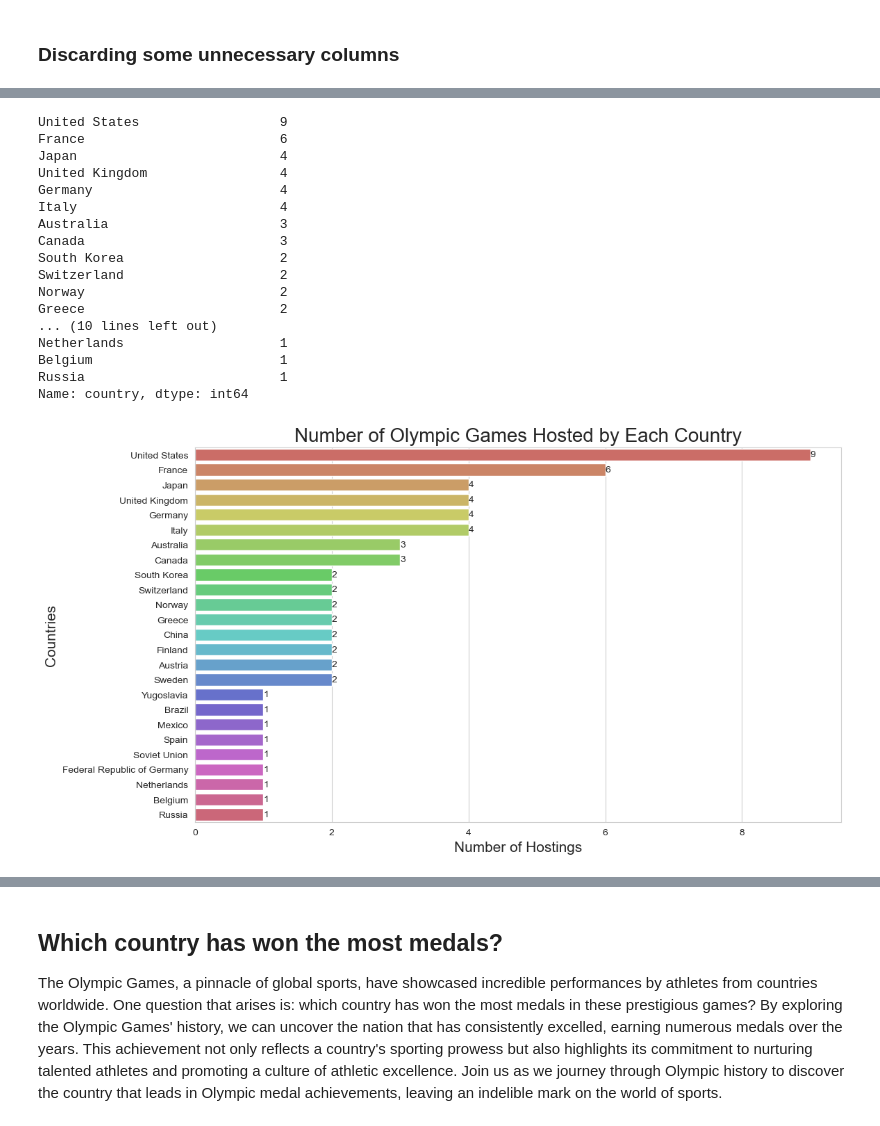
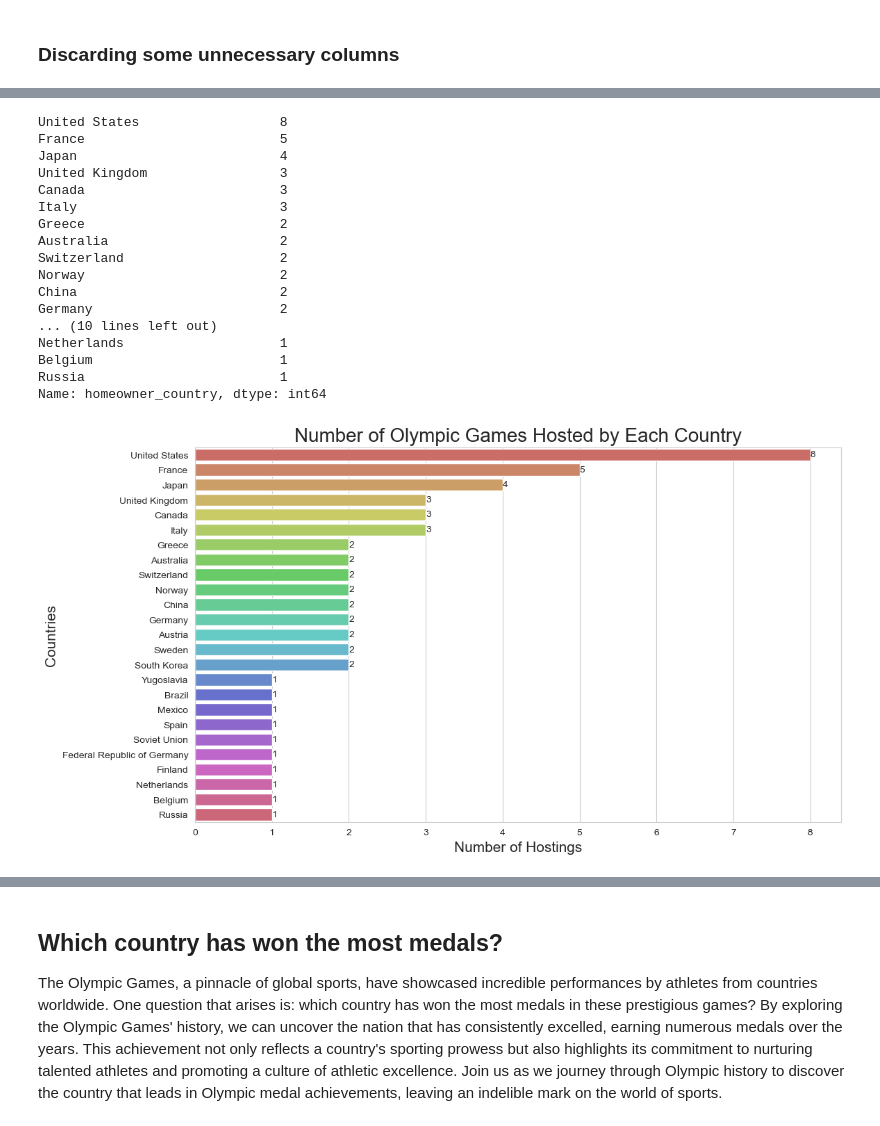
Before and after one commit to gururaser/data-analysis-of-olympic-games, a Jupyter notebook: data_analysis_of_olympic_games.ipynb, the cells around one changed output, grey strips where cells are left out. Cells and saved outputs as stored; diff of their text form; code cells hidden in the pictures.

```diff
--- a/data_analysis_of_olympic_games.ipynb
+++ b/data_analysis_of_olympic_games.ipynb
@@ -55,5 +167,5 @@ places.query('isHeld == "Not held due to war"')[['edition','city','country_noc',
 # %% [markdown]
 ### Discarding some unnecessary columns
 # %%
-places_w_nec_cols = places[['edition','year','city','country_noc','competition_date']]
+places_w_nec_cols = places[['edition','year','city','country_noc','competition_date','homeowner_country']]
 # %%
@@ -103,3 +176,0 @@ array(['1896 Summer Olympics', '1900 Summer Olympics',
-# %%
-# Deleting chosen data
-places_w_nec_cols = places_w_nec_cols.drop(index = [61,63]).reset_index(drop = True)
@@ -145,10 +199,3 @@ memory usage: 2.5+ KB
-# %%
-# Create reference table with country abbreviations and country names
-country_codes = pd.DataFrame({
-    'Code': ['GRE', 'FRA', 'USA', 'GBR', 'SWE', 'GER', 'BEL', 'NED', 'FIN', 'AUS', 'ITA', 'JPN', 'MEX', 'FRG', 'CAN', 'URS', 'KOR', 'ESP', 'CHN', 'BRA', 'SUI', 'NOR', 'AUT', 'YUG', 'RUS'],
-    'Country': ['Greece', 'France', 'United States', 'United Kingdom', 'Sweden', 'Germany', 'Belgium', 'Netherlands', 'Finland', 'Australia', 'Italy', 'Japan', 'Mexico', 'Federal Republic of Germany', 'Canada', 'Soviet Union', 'South Korea', 'Spain', 'China', 'Brazil', 'Switzerland', 'Norway', 'Austria', 'Yugoslavia', 'Russia']
-})
-places_w_nec_cols['country'] = places_w_nec_cols['country_noc'].map(country_codes.set_index('Code')['Country'])
 # %%
 places_w_nec_cols
 # %% [output]
@@ -168,44 +219,44 @@ places_w_nec_cols
 # %%
-host_counts = places_w_nec_cols['country'].value_counts()
+host_counts = places_w_nec_cols['homeowner_country'].value_counts()
 host_counts
 # %% [output]
-United States                  9
-France                         6
+United States                  8
+France                         5
 Japan                          4
-United Kingdom                 4
-Germany                        4
-Italy                          4
-Australia                      3
+United Kingdom                 3
 Canada                         3
-South Korea                    2
+Italy                          3
+Greece                         2
+Australia                      2
 Switzerland                    2
 Norway                         2
-Greece                         2
+China                          2
+Germany                        2
 ... (10 lines left out)
 Netherlands                    1
 Belgium                        1
 Russia                         1
-Name: country, dtype: int64
+Name: homeowner_country, dtype: int64
 # %%
 top_countries = host_counts.index[:2]
 #palette = ['red' if country in top_countries else 'grey' for country in host_counts.index]
 # %%
 plt.figure(figsize = (12,7))
 sns.set_style('whitegrid')
 ax = sns.countplot(
-    y = 'country',
+    y = 'homeowner_country',
     data = places_w_nec_cols,
     order = host_counts.index,
     palette = "hls")
 ax.bar_label(ax.containers[0])
 # Set the title and axis labels
 plt.title("Number of Olympic Games Hosted by Each Country",fontsize = 20)
 plt.ylabel("Countries",fontsize = 15)
 plt.xlabel("Number of Hostings",fontsize = 15)
 plt.savefig('number_of_olympic_games_by_each_country.png',dpi = 300, bbox_inches = 'tight')
 plt.show()
 # %% [output]
-[figure, old version]
+[figure, new version]
 # %%
 places_w_nec_cols['city'].value_counts()
 # %% [output]
```
Also changed, not shown: parts of 32 cells of this notebook.
